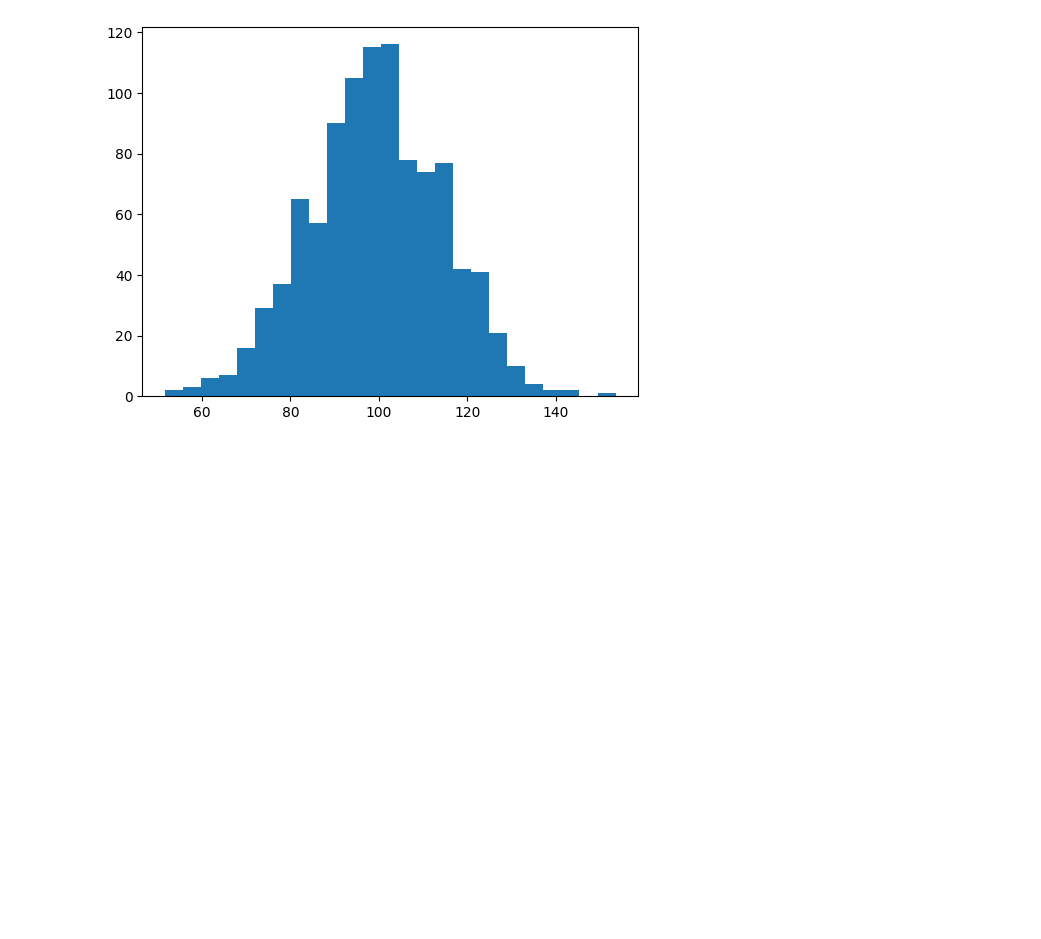
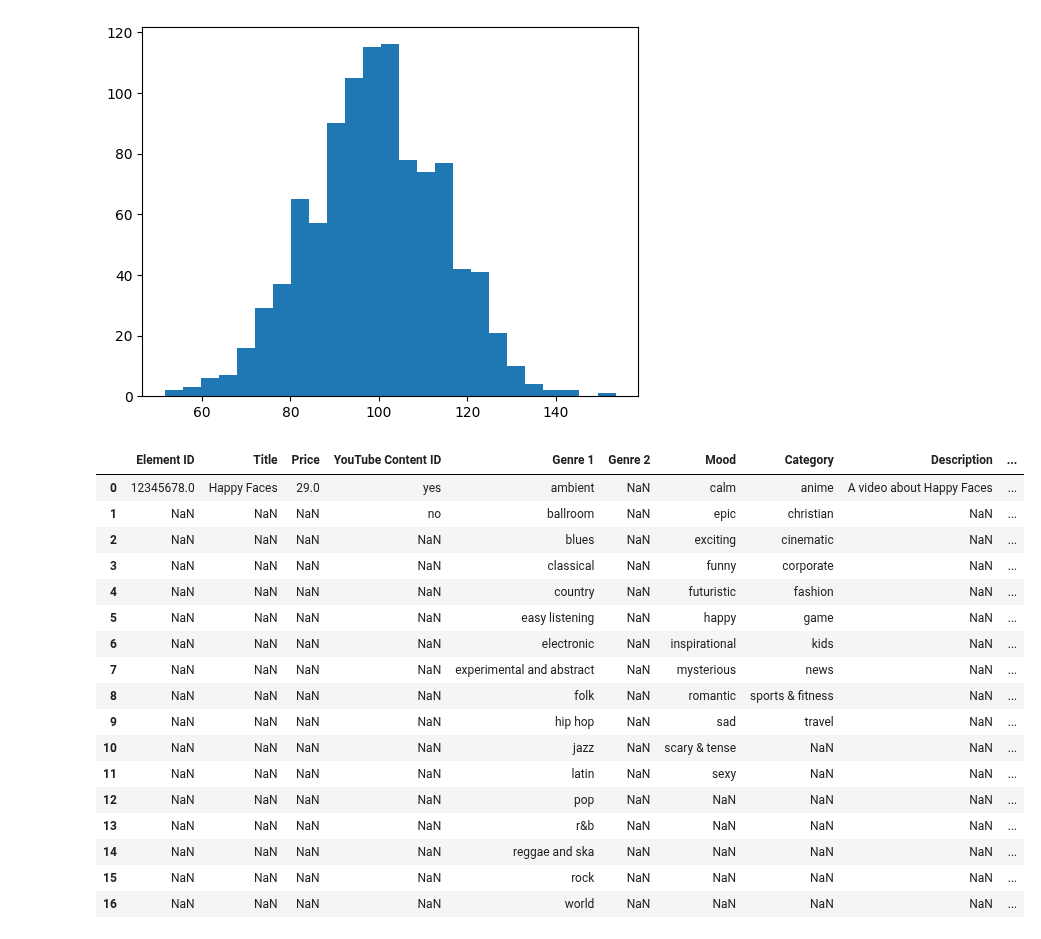
Before and after one commit to phonon-py/DatabaseSpecialistStudy, a Jupyter notebook: main_v4.ipynb, the cells around one changed output. Saved outputs shown, nothing was run; the diff lists cells and outputs as text; code cells hidden in the pictures; blank space fills up the shorter version.

```diff
--- a/main_v4.ipynb
+++ b/main_v4.ipynb
@@ -887,3 +887,28 @@ plt.show()
 145.41 - 149.49 0.0
 149.49 - 153.57 1.0
 [figure]
+# %%
+import pandas as pd
+
+
+df = pd.read_csv('/Users/kimuratoshiyuki/Downloads/MotionElements-metadata-sample - music.csv')
+df
+# %% [output]
+|  | Element ID | Title | Price | YouTube Content ID | Genre 1 | Genre 2 | Mood | Category | Description | ... |
+| 0 | 12345678.0 | Happy Faces | 29.0 | yes | ambient | NaN | calm | anime | A video about Happy Faces | ... |
+| 1 | NaN | NaN | NaN | no | ballroom | NaN | epic | christian | NaN | ... |
+| 2 | NaN | NaN | NaN | NaN | blues | NaN | exciting | cinematic | NaN | ... |
+| 3 | NaN | NaN | NaN | NaN | classical | NaN | funny | corporate | NaN | ... |
+| 4 | NaN | NaN | NaN | NaN | country | NaN | futuristic | fashion | NaN | ... |
+| 5 | NaN | NaN | NaN | NaN | easy listening | NaN | happy | game | NaN | ... |
+| 6 | NaN | NaN | NaN | NaN | electronic | NaN | inspirational | kids | NaN | ... |
+| 7 | NaN | NaN | NaN | NaN | experimental and abstract | NaN | mysterious | news | NaN | ... |
+| 8 | NaN | NaN | NaN | NaN | folk | NaN | romantic | sports & fitness | NaN | ... |
+| 9 | NaN | NaN | NaN | NaN | hip hop | NaN | sad | travel | NaN | ... |
+| 10 | NaN | NaN | NaN | NaN | jazz | NaN | scary & tense | NaN | NaN | ... |
+| 11 | NaN | NaN | NaN | NaN | latin | NaN | sexy | NaN | NaN | ... |
+| 12 | NaN | NaN | NaN | NaN | pop | NaN | NaN | NaN | NaN | ... |
+| 13 | NaN | NaN | NaN | NaN | r&b | NaN | NaN | NaN | NaN | ... |
+| 14 | NaN | NaN | NaN | NaN | reggae and ska | NaN | NaN | NaN | NaN | ... |
+| 15 | NaN | NaN | NaN | NaN | rock | NaN | NaN | NaN | NaN | ... |
+| 16 | NaN | NaN | NaN | NaN | world | NaN | NaN | NaN | NaN | ... |
```
Also changed, not shown: parts of 2 cells of this notebook, 1 other file.
